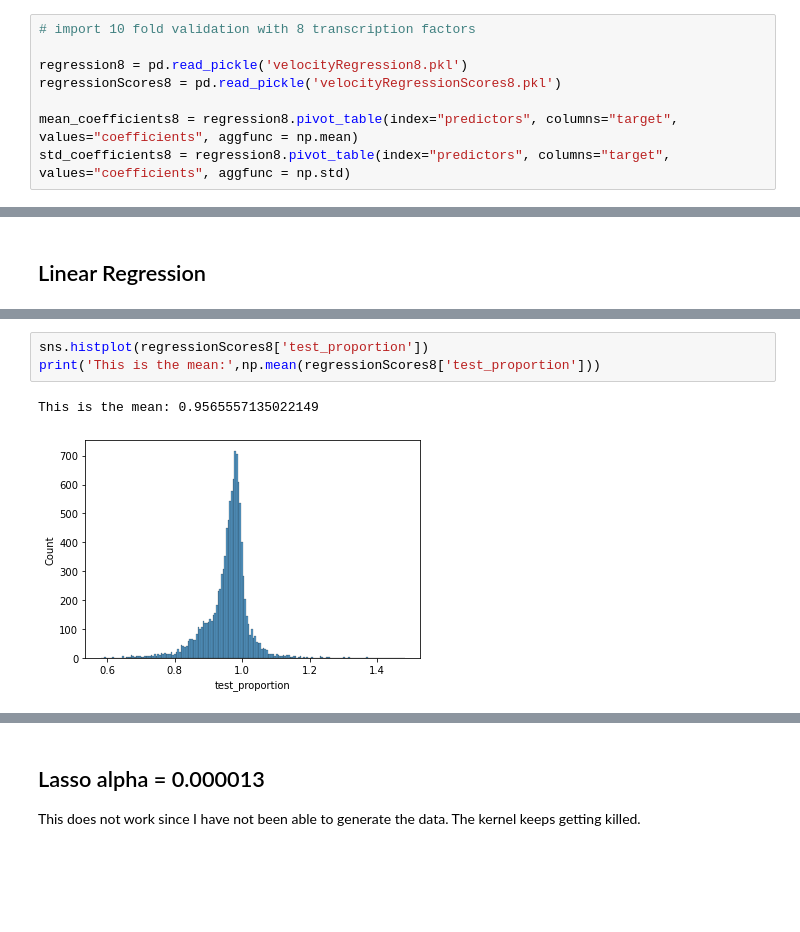
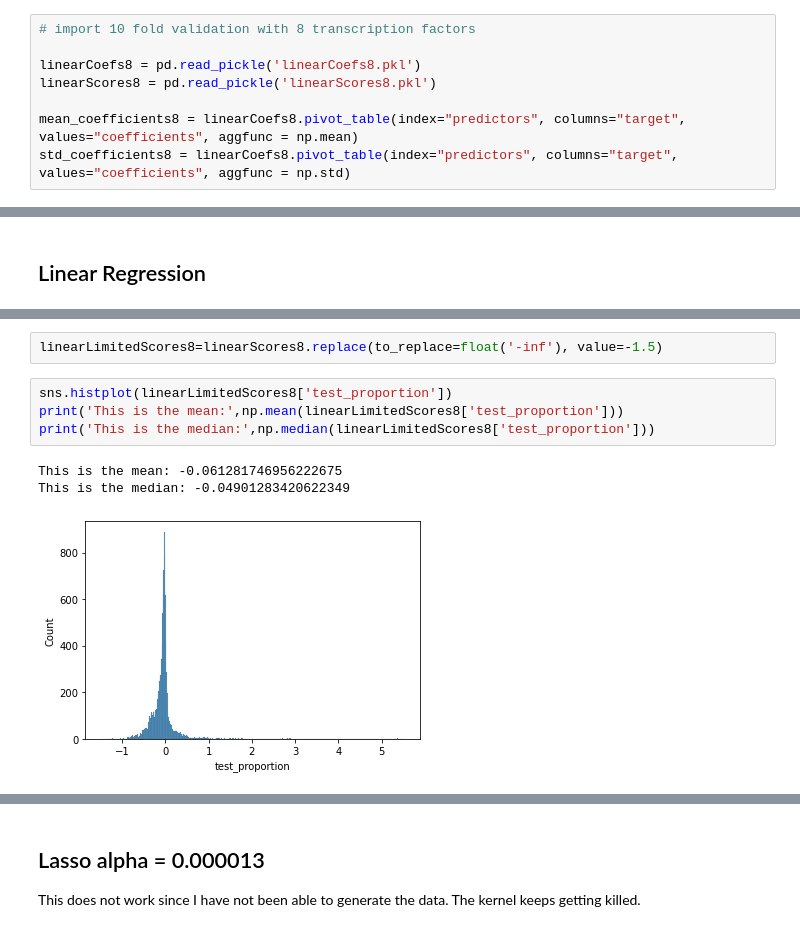
Before and after one commit to antschum/thesis, a Jupyter notebook: Analysis.ipynb, the cells around one changed output, grey strips where cells are left out. Saved outputs shown, nothing was run; the diff lists cells and outputs as text; blank space fills up the shorter version.

```diff
--- a/Analysis.ipynb
+++ b/Analysis.ipynb
@@ -23,8 +23,8 @@ std_coefficients160 = regression160.pivot_table(index="predictors", columns="tar
 # %%
 # import 10 fold validation with 8 transcription factors
 
-regression8 = pd.read_pickle('velocityRegression8.pkl')
-regressionScores8 = pd.read_pickle('velocityRegressionScores8.pkl')
+linearCoefs8 = pd.read_pickle('linearCoefs8.pkl')
+linearScores8 = pd.read_pickle('linearScores8.pkl')
 
-mean_coefficients8 = regression8.pivot_table(index="predictors", columns="target", values="coefficients", aggfunc = np.mean)
-std_coefficients8 = regression8.pivot_table(index="predictors", columns="target", values="coefficients", aggfunc = np.std)
+mean_coefficients8 = linearCoefs8.pivot_table(index="predictors", columns="target", values="coefficients", aggfunc = np.mean)
+std_coefficients8 = linearCoefs8.pivot_table(index="predictors", columns="target", values="coefficients", aggfunc = np.std)
@@ -185,6 +252,10 @@ sns.heatmap(np.matrix(regressionScores8.groupby('target').test_proportion.mean()
+# %%
+linearLimitedScores8=linearScores8.replace(to_replace=float('-inf'), value=-1.5)
 # %%
-sns.histplot(regressionScores8['test_proportion'])
-print('This is the mean:',np.mean(regressionScores8['test_proportion']))
+sns.histplot(linearLimitedScores8['test_proportion'])
+print('This is the mean:',np.mean(linearLimitedScores8['test_proportion']))
+print('This is the median:',np.median(linearLimitedScores8['test_proportion']))
 # %% [output]
-This is the mean: 0.9565557135022149
+This is the mean: -0.061281746956222675
+This is the median: -0.04901283420622349
-[figure, old version]
+[figure, new version]
```
Also changed, not shown: parts of 32 cells of this notebook, 16 other files.
